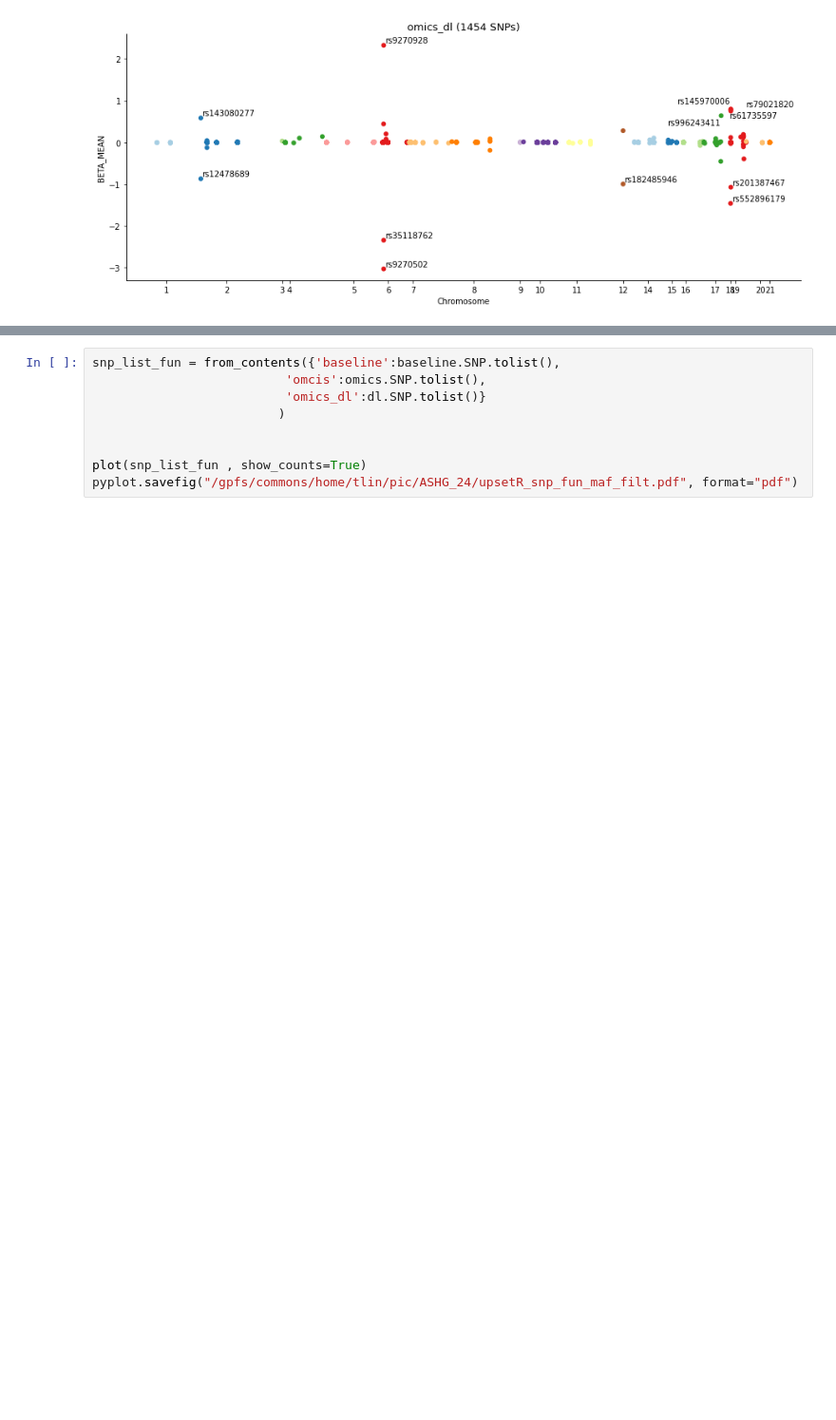
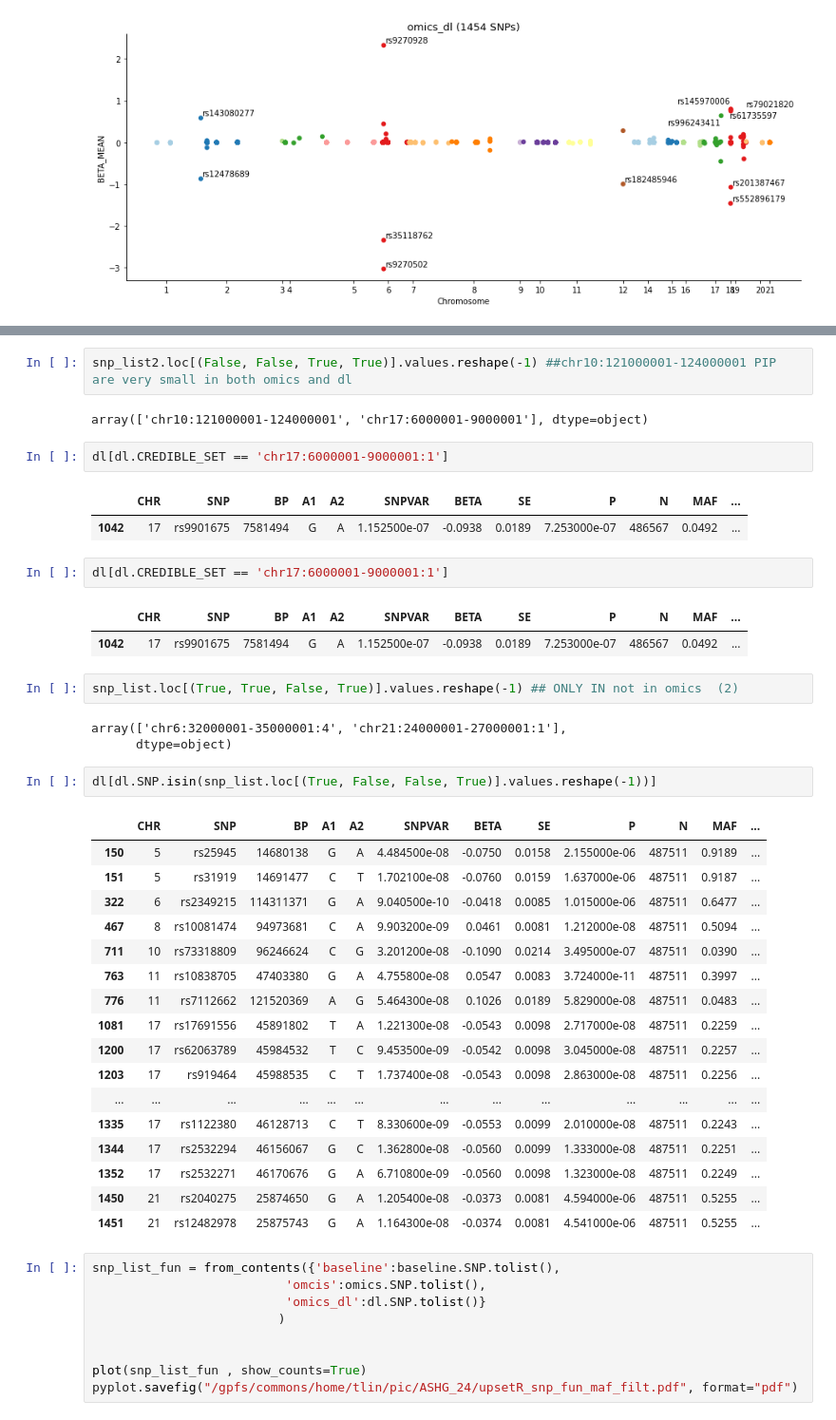
Before and after one commit to teresa-sansan/ADSP_polyfun, a Jupyter notebook: coloc/snp_of_interest.ipynb, the cells around one changed output, grey strips where cells are left out. Shown at 95% size. Cells and saved outputs as stored; diff of their text form; blank space fills up the shorter version.

```diff
--- a/coloc/snp_of_interest.ipynb
+++ b/coloc/snp_of_interest.ipynb
@@ -557,3 +708,42 @@ pyplot.savefig("/gpfs/commons/home/tlin/pic/ASHG_24/upsetR_snp_maf_filt.pdf", fo
+# %%
+snp_list2.loc[(False, False, True, True)].values.reshape(-1) ##chr10:121000001-124000001 PIP are very small in both omics and dl
+# %% [output]
+array(['chr10:121000001-124000001', 'chr17:6000001-9000001'], dtype=object)
+# %%
+dl[dl.CREDIBLE_SET == 'chr17:6000001-9000001:1']
+# %% [output]
+|  | CHR | SNP | BP | A1 | A2 | SNPVAR | BETA | SE | P | N | MAF | ... |
+| 1042 | 17 | rs9901675 | 7581494 | G | A | 1.152500e-07 | -0.0938 | 0.0189 | 7.253000e-07 | 486567 | 0.0492 | ... |
+# %%
+dl[dl.CREDIBLE_SET == 'chr17:6000001-9000001:1']
+# %% [output]
+|  | CHR | SNP | BP | A1 | A2 | SNPVAR | BETA | SE | P | N | MAF | ... |
+| 1042 | 17 | rs9901675 | 7581494 | G | A | 1.152500e-07 | -0.0938 | 0.0189 | 7.253000e-07 | 486567 | 0.0492 | ... |
+# %%
+snp_list.loc[(True, True, False, True)].values.reshape(-1) ## ONLY IN not in omics  (2)
+# %% [output]
+array(['chr6:32000001-35000001:4', 'chr21:24000001-27000001:1'],
+      dtype=object)
+# %%
+dl[dl.SNP.isin(snp_list.loc[(True, False, False, True)].values.reshape(-1))]
+# %% [output]
+|  | CHR | SNP | BP | A1 | A2 | SNPVAR | BETA | SE | P | N | MAF | ... |
+| 150 | 5 | rs25945 | 14680138 | G | A | 4.484500e-08 | -0.0750 | 0.0158 | 2.155000e-06 | 487511 | 0.9189 | ... |
+| 151 | 5 | rs31919 | 14691477 | C | T | 1.702100e-08 | -0.0760 | 0.0159 | 1.637000e-06 | 487511 | 0.9187 | ... |
+| 322 | 6 | rs2349215 | 114311371 | G | A | 9.040500e-10 | -0.0418 | 0.0085 | 1.015000e-06 | 487511 | 0.6477 | ... |
+| 467 | 8 | rs10081474 | 94973681 | C | A | 9.903200e-09 | 0.0461 | 0.0081 | 1.212000e-08 | 487511 | 0.5094 | ... |
+| 711 | 10 | rs73318809 | 96246624 | C | G | 3.201200e-08 | -0.1090 | 0.0214 | 3.495000e-07 | 487511 | 0.0390 | ... |
+| 763 | 11 | rs10838705 | 47403380 | G | A | 4.755800e-08 | 0.0547 | 0.0083 | 3.724000e-11 | 487511 | 0.3997 | ... |
+| 776 | 11 | rs7112662 | 121520369 | A | G | 5.464300e-08 | 0.1026 | 0.0189 | 5.829000e-08 | 487511 | 0.0483 | ... |
+| 1081 | 17 | rs17691556 | 45891802 | T | A | 1.221300e-08 | -0.0543 | 0.0098 | 2.717000e-08 | 487511 | 0.2259 | ... |
+| 1200 | 17 | rs62063789 | 45984532 | T | C | 9.453500e-09 | -0.0542 | 0.0098 | 3.045000e-08 | 487511 | 0.2257 | ... |
+| 1203 | 17 | rs919464 | 45988535 | C | T | 1.737400e-08 | -0.0543 | 0.0098 | 2.863000e-08 | 487511 | 0.2256 | ... |
+| ... | ... | ... | ... | ... | ... | ... | ... | ... | ... | ... | ... | ... |
+| 1335 | 17 | rs1122380 | 46128713 | C | T | 8.330600e-09 | -0.0553 | 0.0099 | 2.010000e-08 | 487511 | 0.2243 | ... |
+| 1344 | 17 | rs2532294 | 46156067 | G | C | 1.362800e-08 | -0.0560 | 0.0099 | 1.333000e-08 | 487511 | 0.2251 | ... |
+| 1352 | 17 | rs2532271 | 46170676 | G | A | 6.710800e-09 | -0.0560 | 0.0098 | 1.323000e-08 | 487511 | 0.2249 | ... |
+| 1450 | 21 | rs2040275 | 25874650 | G | A | 1.205400e-08 | -0.0373 | 0.0081 | 4.594000e-06 | 487511 | 0.5255 | ... |
+| 1451 | 21 | rs12482978 | 25875743 | G | A | 1.164300e-08 | -0.0374 | 0.0081 | 4.541000e-06 | 487511 | 0.5255 | ... |
 # %%
 snp_list_fun = from_contents({'baseline':baseline.SNP.tolist(),
                           'omcis':omics.SNP.tolist(),
```
Also changed, not shown: parts of 12 cells of this notebook, 2 other files.
